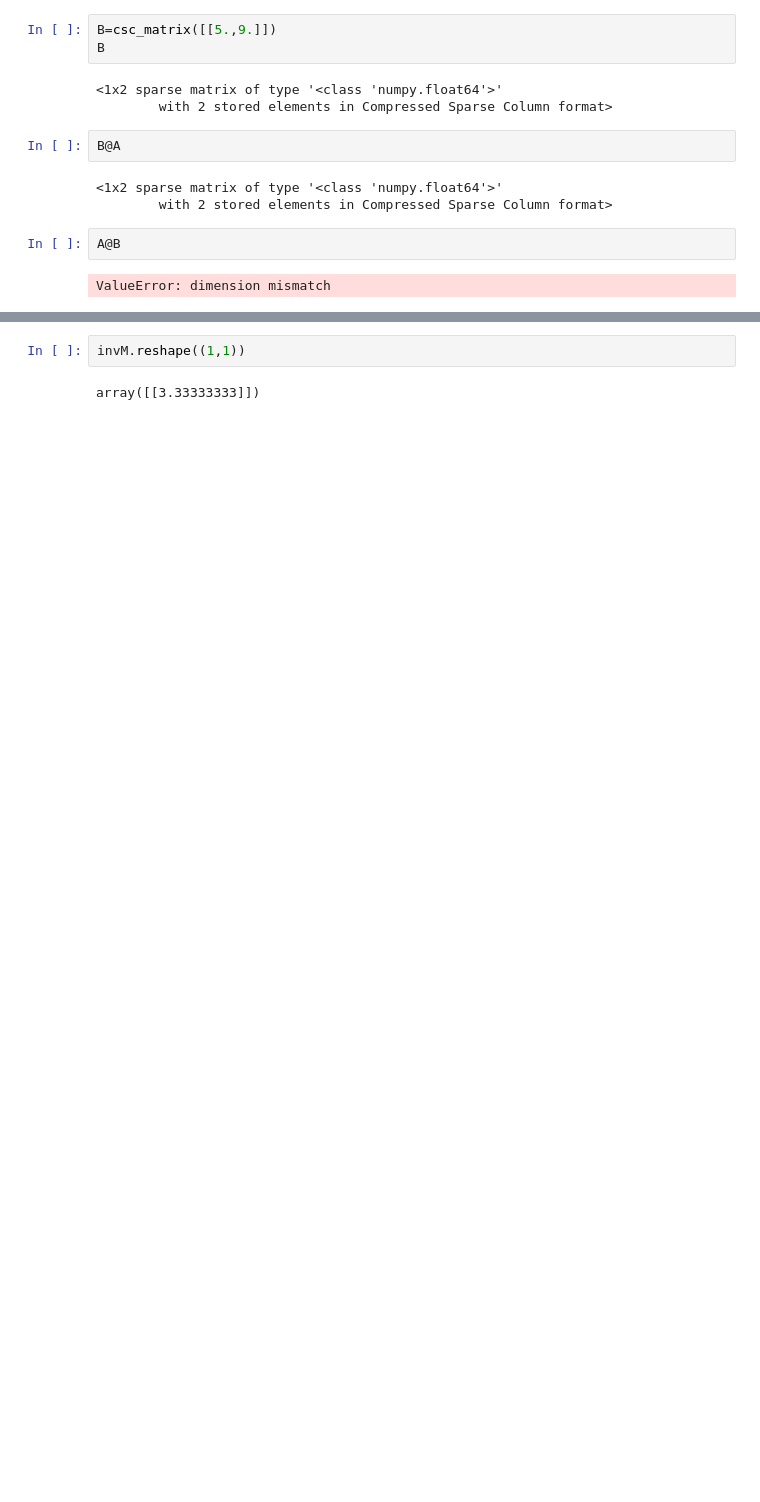
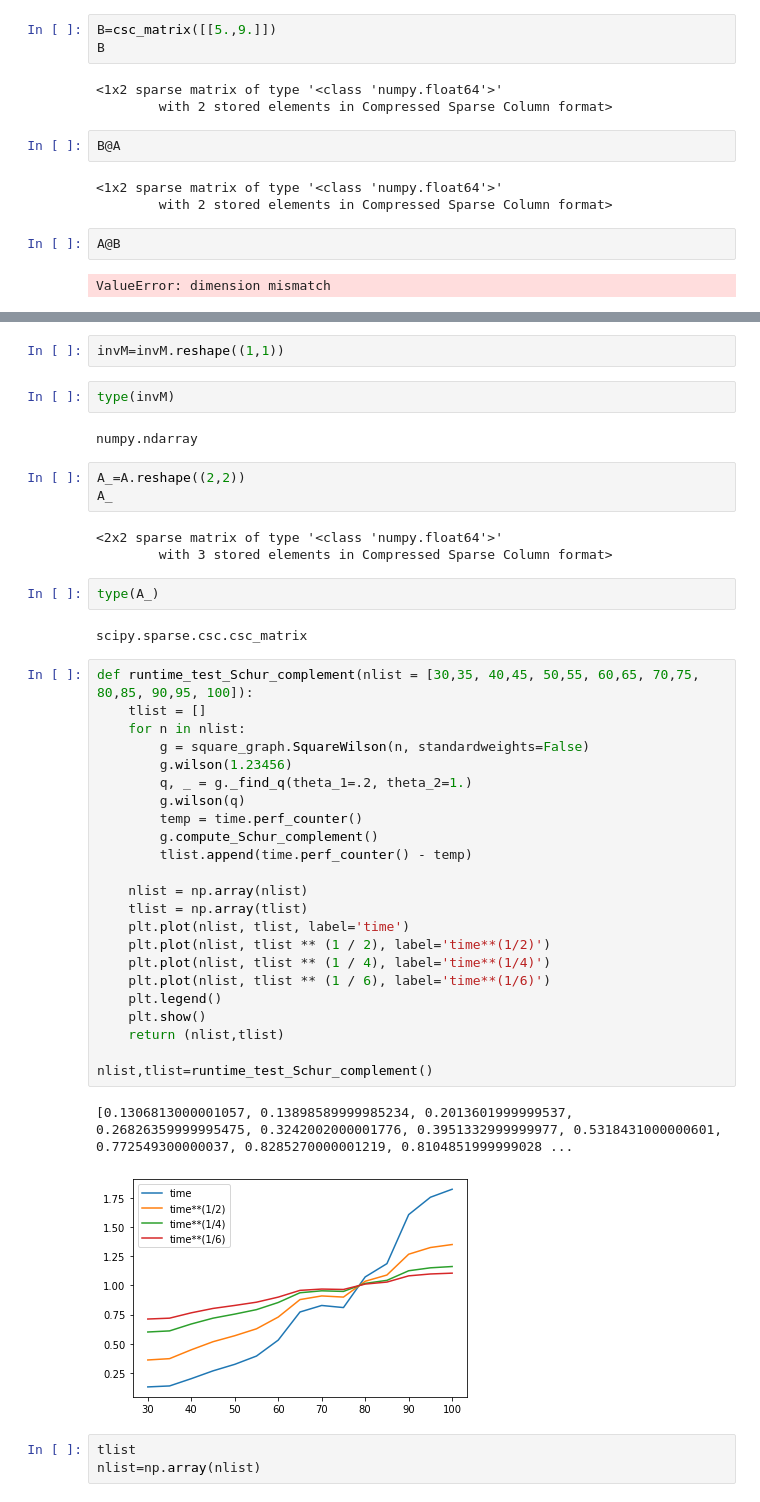
Before and after one commit to Noskario/github-upload, a Jupyter notebook: vizualisation_helper.ipynb, the cells around one changed output, grey strips where cells are left out. Drawn from its saved outputs; the diff is of its cells as text; blank space fills up the shorter version.

```diff
--- a/vizualisation_helper.ipynb
+++ b/vizualisation_helper.ipynb
@@ -110,4 +117,45 @@ invM.shape
 # %%
-invM.reshape((1,1))
+invM=invM.reshape((1,1))
-# %% [output]
-array([[3.33333333]])
+# %%
+type(invM)
+# %% [output]
+numpy.ndarray
+# %%
+A_=A.reshape((2,2))
+A_
+# %% [output]
+<2x2 sparse matrix of type '<class 'numpy.float64'>'
+        with 3 stored elements in Compressed Sparse Column format>
+# %%
+type(A_)
+# %% [output]
+scipy.sparse.csc.csc_matrix
+# %%
+def runtime_test_Schur_complement(nlist = [30,35, 40,45, 50,55, 60,65, 70,75, 80,85, 90,95, 100]):
+    tlist = []
+    for n in nlist:
+        g = square_graph.SquareWilson(n, standardweights=False)
+        g.wilson(1.23456)
+        q, _ = g._find_q(theta_1=.2, theta_2=1.)
+        g.wilson(q)
+        temp = time.perf_counter()
+        g.compute_Schur_complement()
+        tlist.append(time.perf_counter() - temp)
+
+    nlist = np.array(nlist)
+    tlist = np.array(tlist)
+    plt.plot(nlist, tlist, label='time')
+    plt.plot(nlist, tlist ** (1 / 2), label='time**(1/2)')
+    plt.plot(nlist, tlist ** (1 / 4), label='time**(1/4)')
+    plt.plot(nlist, tlist ** (1 / 6), label='time**(1/6)')
+    plt.legend()
+    plt.show()
+    return (nlist,tlist)
+
+nlist,tlist=runtime_test_Schur_complement()
+# %% [output]
+[0.1306813000001057, 0.13898589999985234, 0.2013601999999537, 0.26826359999995475, 0.3242002000001776, 0.3951332999999977, 0.5318431000000601, 0.772549300000037, 0.8285270000001219, 0.8104851999999028 ...
+[figure, added]
+# %%
+tlist
+nlist=np.array(nlist)
```
Also changed, not shown: parts of 16 cells of this notebook, 2 other files.
